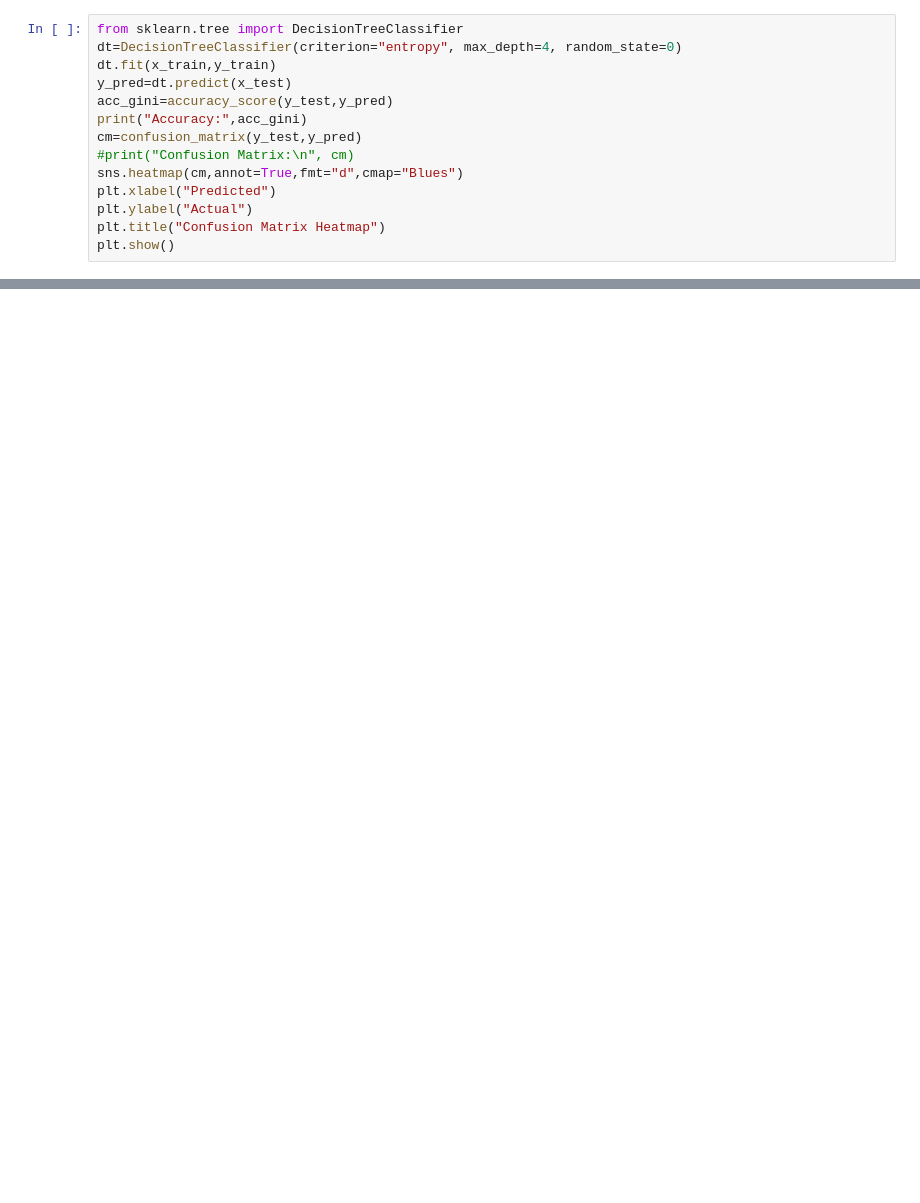
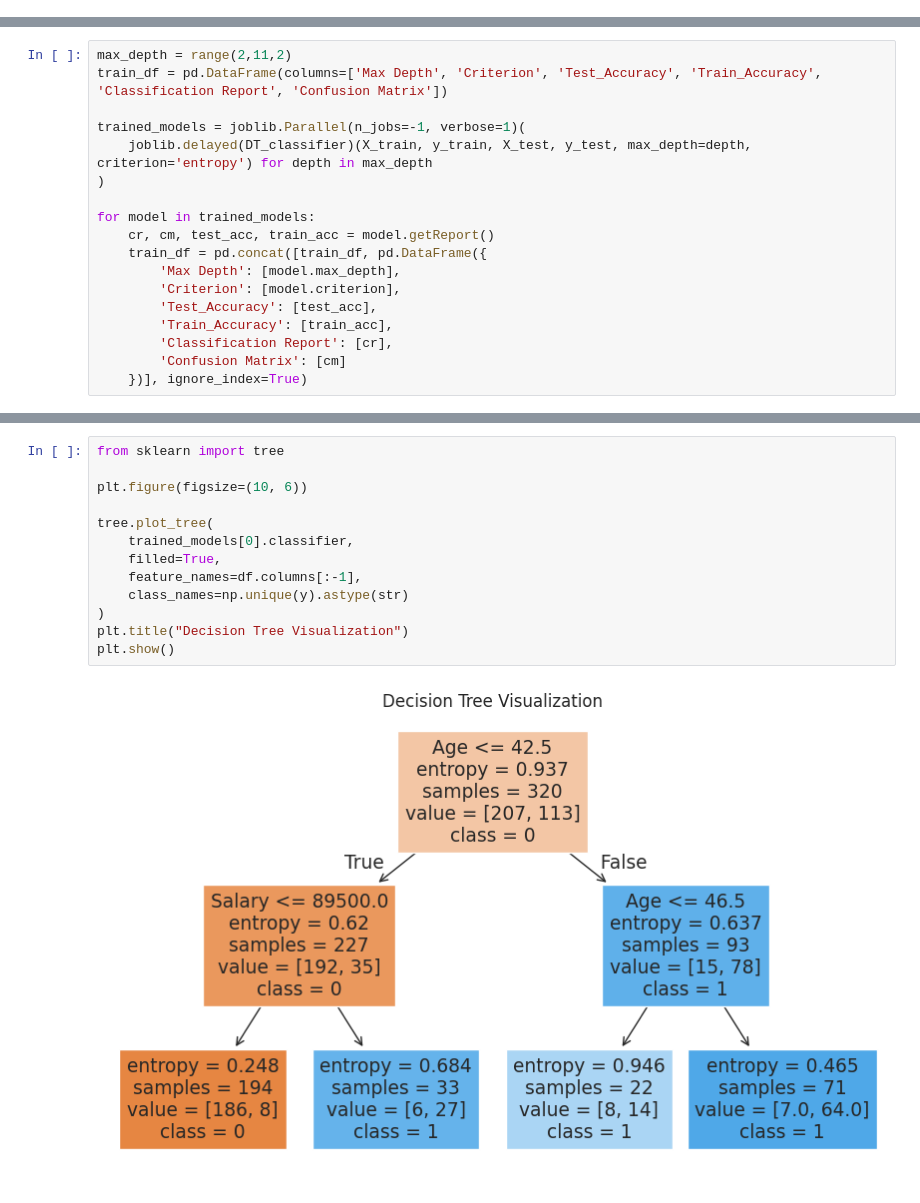
Before and after one commit to TETRAWasTaken/Machine-Learning, a Jupyter notebook: Supervised-Learning/Decision Tree/DT_1.ipynb, the cells around one changed output, grey strips where cells are left out. Cells and saved outputs as stored; diff of their text form; blank space fills up the shorter version.

```diff
--- a/Supervised-Learning/Decision Tree/DT_1.ipynb
+++ b/Supervised-Learning/Decision Tree/DT_1.ipynb
@@ -73,14 +130,0 @@ plt.show()
-# %%
-from sklearn.tree import DecisionTreeClassifier
-dt=DecisionTreeClassifier(criterion="entropy", max_depth=4, random_state=0)
-dt.fit(x_train,y_train)
-y_pred=dt.predict(x_test)
-acc_gini=accuracy_score(y_test,y_pred)
-print("Accuracy:",acc_gini)
-cm=confusion_matrix(y_test,y_pred)
-#print("Confusion Matrix:\n", cm)
-sns.heatmap(cm,annot=True,fmt="d",cmap="Blues")
-plt.xlabel("Predicted")
-plt.ylabel("Actual")
-plt.title("Confusion Matrix Heatmap")
-plt.show()
@@ -95,0 +133,18 @@ Accuracy with ID3:  0.95
+# %%
+max_depth = range(2,11,2)
+train_df = pd.DataFrame(columns=['Max Depth', 'Criterion', 'Test_Accuracy', 'Train_Accuracy', 'Classification Report', 'Confusion Matrix'])
+
+trained_models = joblib.Parallel(n_jobs=-1, verbose=1)(
+    joblib.delayed(DT_classifier)(X_train, y_train, X_test, y_test, max_depth=depth, criterion='entropy') for depth in max_depth
+)
+
+for model in trained_models:
+    cr, cm, test_acc, train_acc = model.getReport()
+    train_df = pd.concat([train_df, pd.DataFrame({
+        'Max Depth': [model.max_depth],
+        'Criterion': [model.criterion],
+        'Test_Accuracy': [test_acc],
+        'Train_Accuracy': [train_acc],
+        'Classification Report': [cr],
+        'Confusion Matrix': [cm]
+    })], ignore_index=True)
@@ -95,0 +184,15 @@ Accuracy with ID3:  0.95
+# %%
+from sklearn import tree
+
+plt.figure(figsize=(10, 6))
+
+tree.plot_tree(
+    trained_models[0].classifier,
+    filled=True,
+    feature_names=df.columns[:-1],
+    class_names=np.unique(y).astype(str)
+)
+plt.title("Decision Tree Visualization")
+plt.show()
+# %% [output]
+[figure, added]
```
Also changed, not shown: parts of 29 cells of this notebook, 4 other files.
